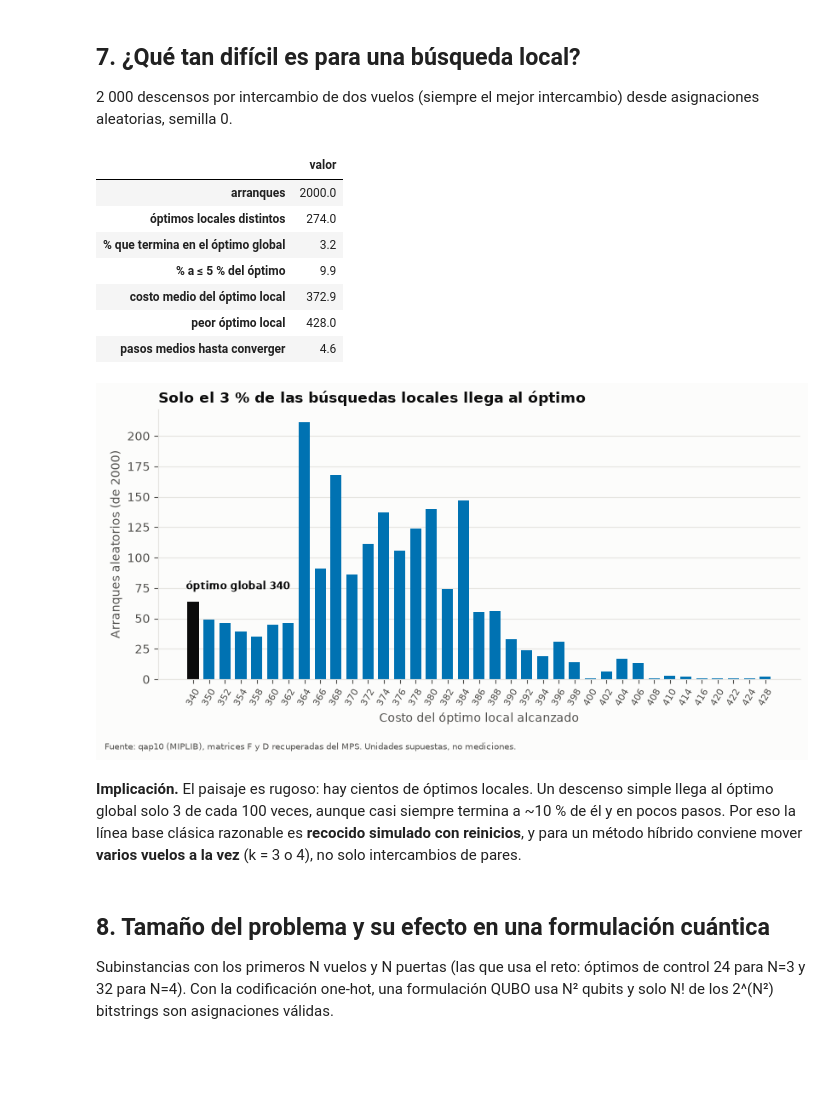
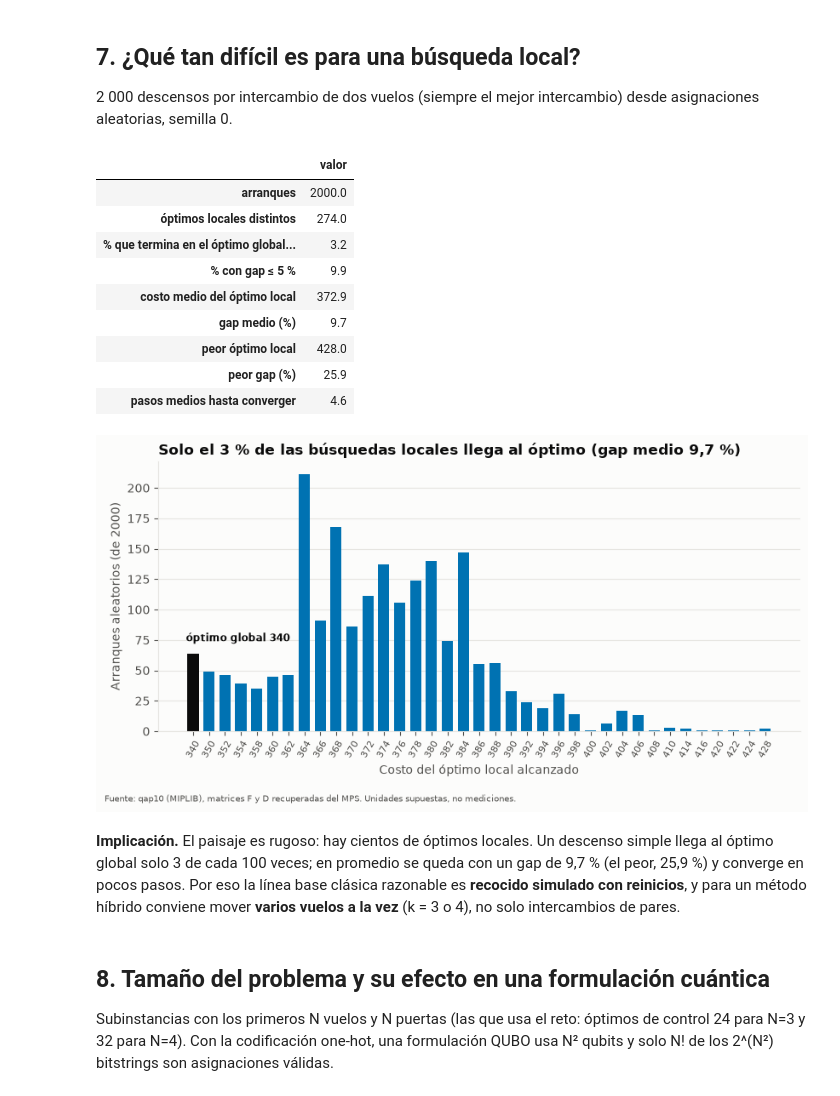
Before and after one commit to rodnm/hackathon-qiskit-fall-fest-2026, a Jupyter notebook: notebooks/01_data.ipynb, the cells around one changed output. Saved outputs shown, nothing was run; the diff lists cells and outputs as text; code cells hidden in the pictures; blank space fills up the shorter version.

```diff
--- a/notebooks/01_data.ipynb
+++ b/notebooks/01_data.ipynb
@@ -74,6 +75,14 @@ def save(fig, name):
 
 def pct(x, d=1):
     return f"{100 * x:.{d}f} %".replace(".", ",")
+
+
+C_STAR = 340  # reference optimum of the full instance (challenge statement)
+
+
+def gap_pct(c, ref=C_STAR):
+    """Gap as defined by the challenge: 100 (C - 340) / 340. Only meaningful for valid assignments."""
+    return 100 * (np.asarray(c, dtype=float) - ref) / ref
 # %% [markdown]
 ## 1. Carga y verificación de la instancia
 
@@ -617,43 +654,48 @@ def descend(p):
 rng = np.random.default_rng(0)
 RUNS = 2000
 runs = [descend(rng.permutation(n)) for _ in range(RUNS)]
 lo_costs = np.array([c for _, c, _ in runs])
 lo_steps = np.array([s for _, _, s in runs])
+lo_gaps = gap_pct(lo_costs)
 local = pd.Series({
     "arranques": RUNS, "óptimos locales distintos": len({tuple(p) for p, _, _ in runs}),
-    "% que termina en el óptimo global": round(100 * (lo_costs == opt).mean(), 1),
-    "% a ≤ 5 % del óptimo": round(100 * (lo_costs <= opt * 1.05).mean(), 1),
-    "costo medio del óptimo local": round(lo_costs.mean(), 1), "peor óptimo local": int(lo_costs.max()),
+    "% que termina en el óptimo global (gap 0 %)": round(100 * (lo_costs == opt).mean(), 1),
+    "% con gap ≤ 5 %": round(100 * (lo_gaps <= 5).mean(), 1),
+    "costo medio del óptimo local": round(lo_costs.mean(), 1), "gap medio (%)": round(lo_gaps.mean(), 1),
+    "peor óptimo local": int(lo_costs.max()), "peor gap (%)": round(lo_gaps.max(), 1),
     "pasos medios hasta converger": round(lo_steps.mean(), 1),
 }, name="valor")
 local.to_csv(TAB / "local_search.csv", header=True)
 display(local.to_frame())
 
 lo_counts = pd.Series(lo_costs).value_counts().sort_index()
 fig, ax = plt.subplots(figsize=(8.4, 4.4))
 ax.bar(lo_counts.index.astype(str), lo_counts.values,
        color=[INK if cst == opt else BLUE for cst in lo_counts.index], width=0.7)
 x_opt = list(lo_counts.index).index(opt)
 ax.text(x_opt - 0.45, lo_counts[opt] + 10, f"óptimo global {opt}", ha="left", fontsize=8.5, fontweight="bold")
 ax.set_xlabel("Costo del óptimo local alcanzado")
 ax.set_ylabel(f"Arranques aleatorios (de {RUNS})")
 ax.tick_params(axis="x", labelrotation=60, labelsize=8)
 ax.grid(axis="x", visible=False)
-ax.set_title(f"Solo el {pct(local['% que termina en el óptimo global'] / 100, 0)} de las búsquedas locales llega al óptimo")
+ax.set_title(f"Solo el {pct(local['% que termina en el óptimo global (gap 0 %)'] / 100, 0)} de las búsquedas locales "
+             f"llega al óptimo (gap medio {local['gap medio (%)']:.1f} %)".replace(".", ","))
 save(fig, "local_optima.png")
 # %% [output]
 |  | valor |
 | arranques | 2000.0 |
 | óptimos locales distintos | 274.0 |
-| % que termina en el óptimo global | 3.2 |
-| % a ≤ 5 % del óptimo | 9.9 |
+| % que termina en el óptimo global... | 3.2 |
+| % con gap ≤ 5 % | 9.9 |
 | costo medio del óptimo local | 372.9 |
+| gap medio (%) | 9.7 |
 | peor óptimo local | 428.0 |
+| peor gap (%) | 25.9 |
 | pasos medios hasta converger | 4.6 |
-[figure, old version]
+[figure, new version]
 # %% [markdown]
 **Implicación.** El paisaje es rugoso: hay cientos de óptimos locales. Un descenso simple llega al óptimo global solo
-3 de cada 100 veces, aunque casi siempre termina a ~10 % de él y en pocos pasos. Por eso la línea base clásica razonable
+3 de cada 100 veces; en promedio se queda con un gap de 9,7 % (el peor, 25,9 %) y converge en pocos pasos. Por eso la línea base clásica razonable
 es **recocido simulado con reinicios**, y para un método híbrido conviene mover **varios vuelos a la vez** (k = 3 o 4),
 no solo intercambios de pares.
 # %% [markdown]
```
Also changed, not shown: parts of 12 cells of this notebook, 6 other files.
